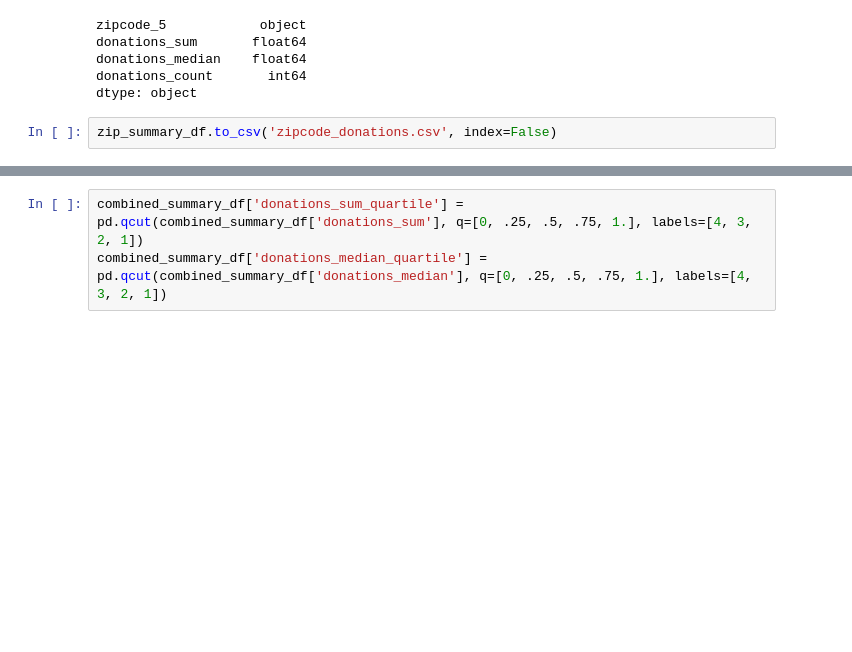
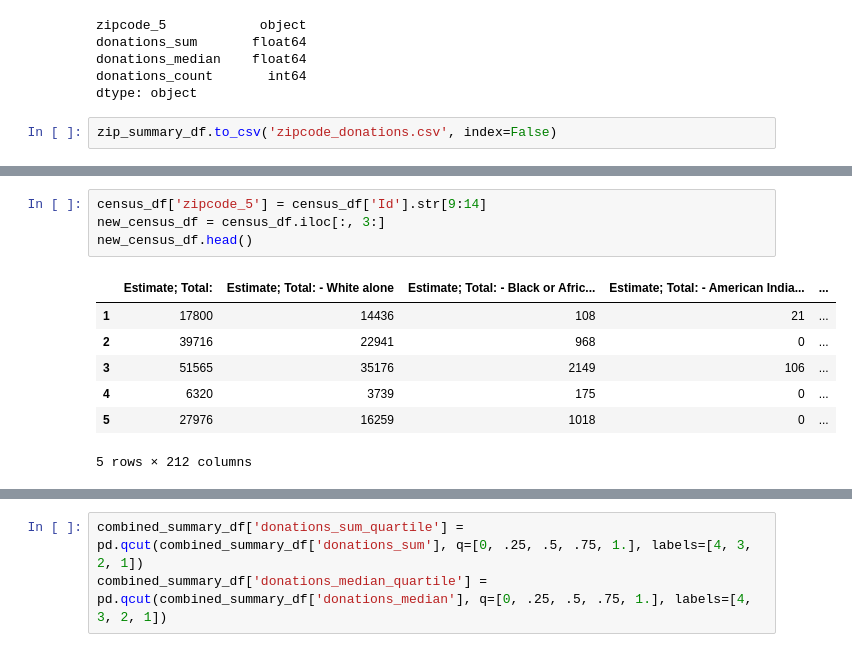
Before and after one commit to brickleq/campaign-contrib-machine, a Jupyter notebook: machine_learning/machine_learner.ipynb, the cells around one changed output, grey strips where cells are left out. Drawn from its saved outputs; the diff is of its cells as text; blank space fills up the shorter version.

```diff
--- a/machine_learning/machine_learner.ipynb
+++ b/machine_learning/machine_learner.ipynb
@@ -72 +81,13 @@ NameError: name 'header' is not defined
+# %%
+census_df['zipcode_5'] = census_df['Id'].str[9:14]
+new_census_df = census_df.iloc[:, 3:]
+new_census_df.head()
+# %% [output]
+|  | Estimate; Total: | Estimate; Total: - White alone | Estimate; Total: - Black or Afric... | Estimate; Total: - American India... | ... |
+| 1 | 17800 | 14436 | 108 | 21 | ... |
+| 2 | 39716 | 22941 | 968 | 0 | ... |
+| 3 | 51565 | 35176 | 2149 | 106 | ... |
+| 4 | 6320 | 3739 | 175 | 0 | ... |
+| 5 | 27976 | 16259 | 1018 | 0 | ... |
+5 rows × 212 columns
 # %%
```
Also changed, not shown: parts of 18 cells of this notebook, 1 other file.
